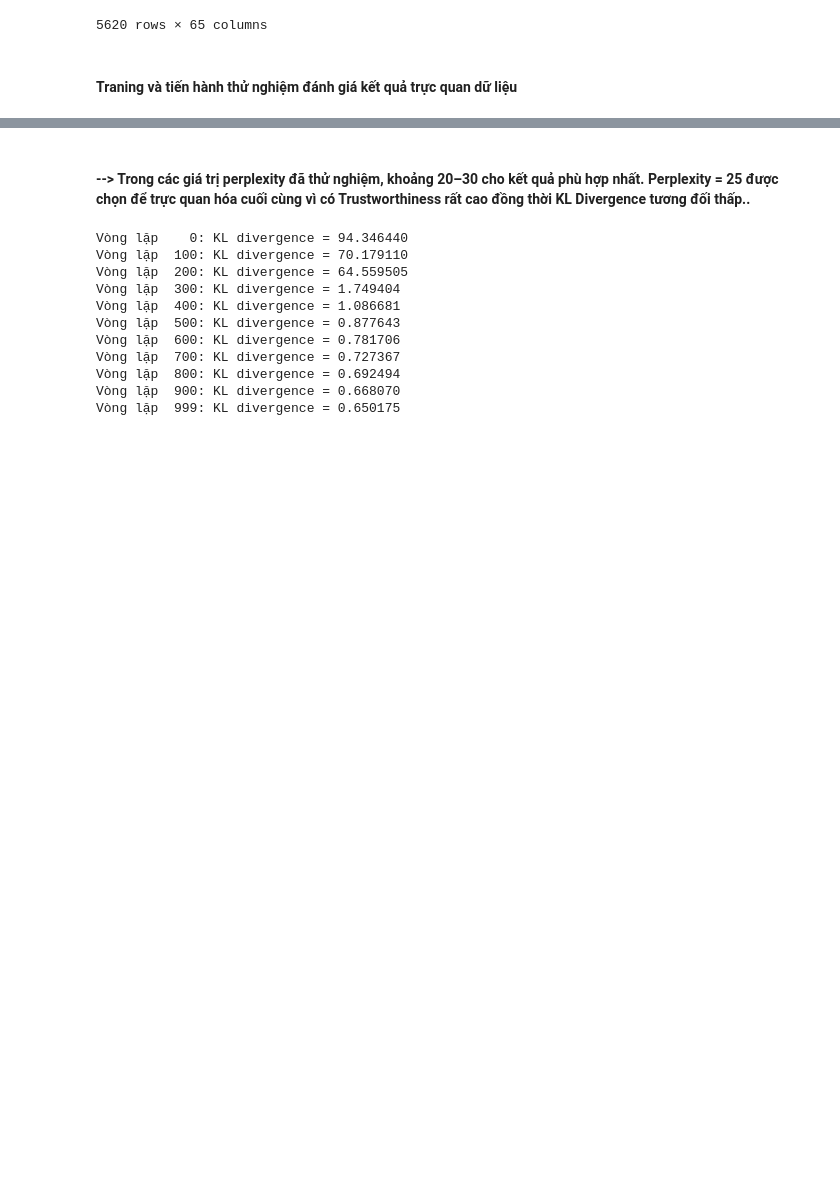
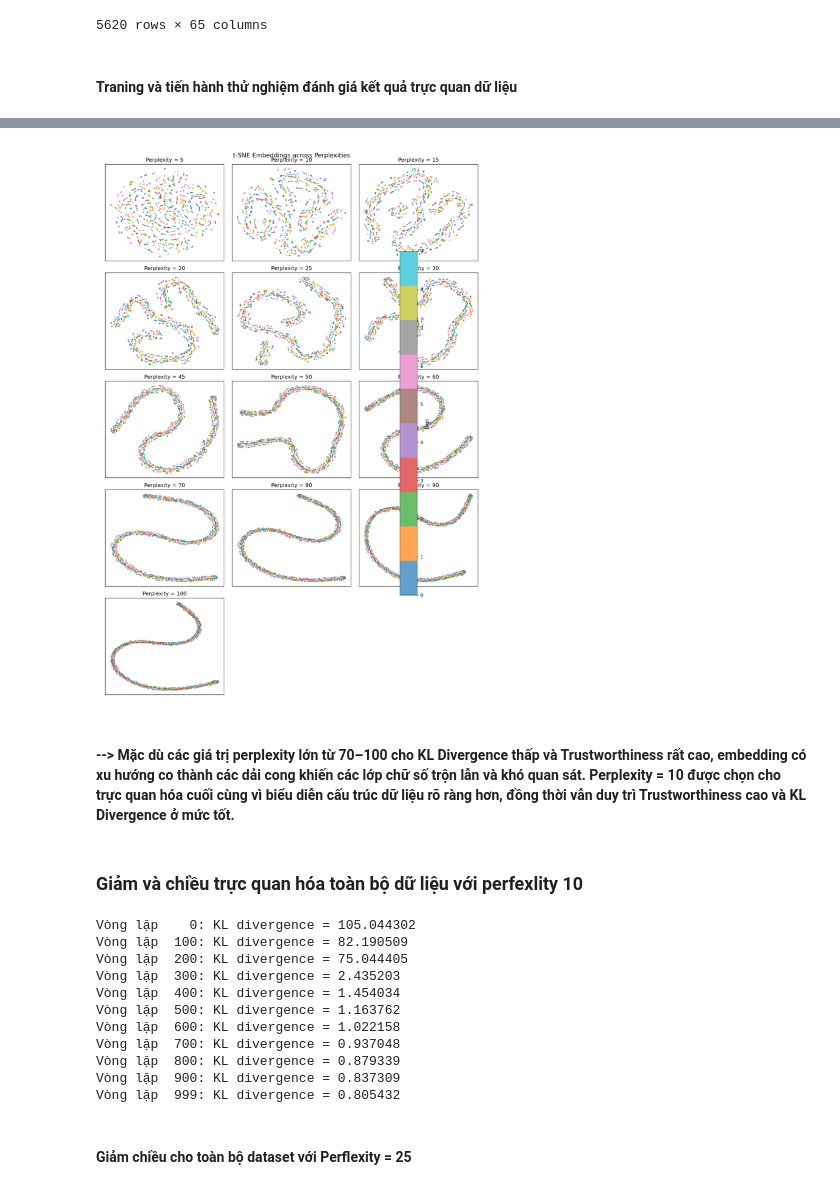
Before and after one commit to thanhdoan252024-hash/machine-learning-group-6, a Jupyter notebook: tsne_digits.ipynb.ipynb, the cells around one changed output, grey strips where cells are left out. Saved outputs shown, nothing was run; the diff lists cells and outputs as text; code cells hidden in the pictures; blank space fills up the shorter version.

```diff
--- a/tsne_digits.ipynb.ipynb
+++ b/tsne_digits.ipynb.ipynb
@@ -107,11 +113,24 @@ print (results )
+# %%
+# Kết quả trực quan hóa dữ thoe từng perflexity
+
+img = mpimg.imread(r"outputs\figures\tsne_perplexity_grid.png")
+
+plt.figure(figsize=(8, 29))
+plt.imshow(img)
+plt.axis("off")
+plt.show()
+# %% [output]
+[figure, added]
 # %% [markdown]
-####  **--> Trong các giá trị perplexity đã thử nghiệm, khoảng 20–30 cho kết quả phù hợp nhất. Perplexity = 25 được chọn để trực quan hóa cuối cùng vì có Trustworthiness rất cao đồng thời KL Divergence tương đối thấp..**
+####  **--> Mặc dù các giá trị perplexity lớn từ 70–100 cho KL Divergence thấp và Trustworthiness rất cao, embedding có xu hướng co thành các dải cong khiến các lớp chữ số trộn lẫn và khó quan sát. Perplexity = 10 được chọn cho trực quan hóa cuối cùng vì biểu diễn cấu trúc dữ liệu rõ ràng hơn, đồng thời vẫn duy trì Trustworthiness cao và KL Divergence ở mức tốt.**
+# %% [markdown]
+### **Giảm và chiều trực quan hóa toàn bộ dữ liệu với perfexlity 10**
 # %%
-# Chạy trên toàn bộ dataset với perflexity 25
+# Chạy trên toàn bộ dataset với perflexity 70
 
 model_t_SNE =  TSNE(
     n_components=2,
-    perplexity=25,
+    perplexity=10,
     n_iter=1000,
     random_state=42,
     verbose=True
@@ -119,17 +138,19 @@ model_t_SNE =  TSNE(
 
 dataset_2d  = model_t_SNE.fit_tranform (X)
 # %% [output]
-Vòng lặp    0: KL divergence = 94.346440
-Vòng lặp  100: KL divergence = 70.179110
-Vòng lặp  200: KL divergence = 64.559505
-Vòng lặp  300: KL divergence = 1.749404
-Vòng lặp  400: KL divergence = 1.086681
-Vòng lặp  500: KL divergence = 0.877643
-Vòng lặp  600: KL divergence = 0.781706
-Vòng lặp  700: KL divergence = 0.727367
-Vòng lặp  800: KL divergence = 0.692494
-Vòng lặp  900: KL divergence = 0.668070
-Vòng lặp  999: KL divergence = 0.650175
+Vòng lặp    0: KL divergence = 105.044302
+Vòng lặp  100: KL divergence = 82.190509
+Vòng lặp  200: KL divergence = 75.044405
+Vòng lặp  300: KL divergence = 2.435203
+Vòng lặp  400: KL divergence = 1.454034
+Vòng lặp  500: KL divergence = 1.163762
+Vòng lặp  600: KL divergence = 1.022158
+Vòng lặp  700: KL divergence = 0.937048
+Vòng lặp  800: KL divergence = 0.879339
+Vòng lặp  900: KL divergence = 0.837309
+Vòng lặp  999: KL divergence = 0.805432
+# %% [markdown]
+#### **Giảm chiều cho toàn bộ dataset với Perflexity = 25**
 # %%
 # Trực quan hóa dữ liệu dưới dạng 2d
 
```
Also changed, not shown: parts of 4 cells of this notebook, 10 other files.
